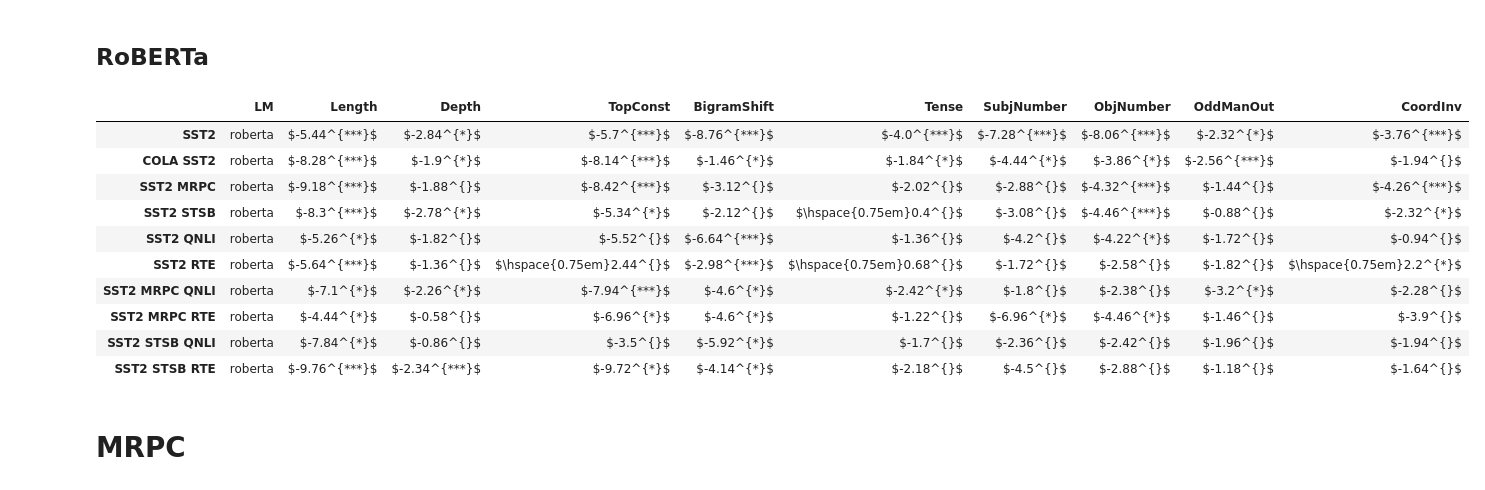
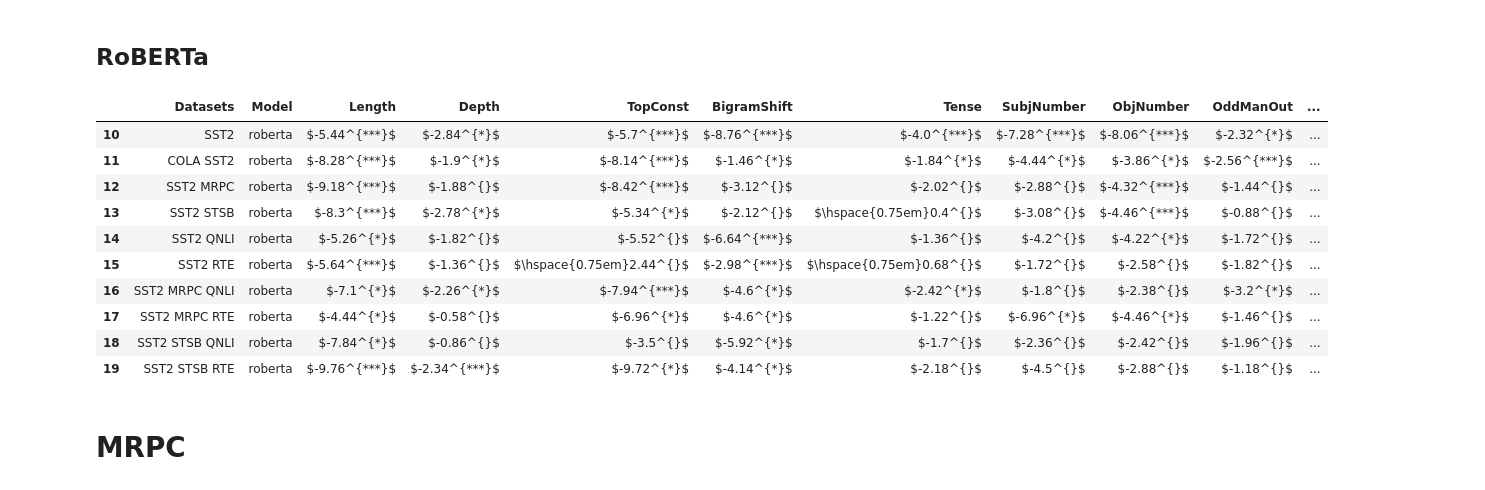
Before and after one commit to esmatsahak/EMNLP-2023_A-State-Vector-Framework-for-Dataset-Effects_Repository, a Jupyter notebook: nlp/notebooks/ind_effect_analysis.ipynb, the cells around one changed output. Saved outputs shown, nothing was run; the diff lists cells and outputs as text; code cells hidden in the pictures.

```diff
--- a/nlp/notebooks/ind_effect_analysis.ipynb
+++ b/nlp/notebooks/ind_effect_analysis.ipynb
@@ -122,9 +122,7 @@ for task in ft_tasks:
                 probe_res_finish += [probing_dict[enc][rs][finish]]
             avg_probe_res_diff = get_avg_probe_res_diff(probe_res_start, probe_res_finish)
             task_df_data += [[exps_dict[finish], enc] + avg_probe_res_diff]
-    task_df = pd.DataFrame(data=task_df_data, columns=["exp", "LM"]+probing_tasks_short)
-    task_df = task_df.set_index("exp")
-    task_df.index.name = None
+    task_df = pd.DataFrame(data=task_df_data, columns=["Datasets", "Model"]+probing_tasks_short)
     ind_effect_task_dfs_dict[task] = task_df
 # %%
 ind_effect_enc_dfs_dict = {}
@@ -231,20 +295,20 @@ sst2_df_bert
 # %% [markdown]
 ## RoBERTa
 # %%
-sst2_df_roberta = sst2_df[sst2_df["LM"]=="roberta"]
+sst2_df_roberta = sst2_df[sst2_df["Model"]=="roberta"]
 sst2_df_roberta
 # %% [output]
-|  | LM | Length | Depth | TopConst | BigramShift | Tense | SubjNumber | ObjNumber | OddManOut | CoordInv |
-| SST2 | roberta | $-5.44^{***}$ | $-2.84^{*}$ | $-5.7^{***}$ | $-8.76^{***}$ | $-4.0^{***}$ | $-7.28^{***}$ | $-8.06^{***}$ | $-2.32^{*}$ | $-3.76^{***}$ |
-| COLA SST2 | roberta | $-8.28^{***}$ | $-1.9^{*}$ | $-8.14^{***}$ | $-1.46^{*}$ | $-1.84^{*}$ | $-4.44^{*}$ | $-3.86^{*}$ | $-2.56^{***}$ | $-1.94^{}$ |
-| SST2 MRPC | roberta | $-9.18^{***}$ | $-1.88^{}$ | $-8.42^{***}$ | $-3.12^{}$ | $-2.02^{}$ | $-2.88^{}$ | $-4.32^{***}$ | $-1.44^{}$ | $-4.26^{***}$ |
-| SST2 STSB | roberta | $-8.3^{***}$ | $-2.78^{*}$ | $-5.34^{*}$ | $-2.12^{}$ | $\hspace{0.75em}0.4^{}$ | $-3.08^{}$ | $-4.46^{***}$ | $-0.88^{}$ | $-2.32^{*}$ |
-| SST2 QNLI | roberta | $-5.26^{*}$ | $-1.82^{}$ | $-5.52^{}$ | $-6.64^{***}$ | $-1.36^{}$ | $-4.2^{}$ | $-4.22^{*}$ | $-1.72^{}$ | $-0.94^{}$ |
-| SST2 RTE | roberta | $-5.64^{***}$ | $-1.36^{}$ | $\hspace{0.75em}2.44^{}$ | $-2.98^{***}$ | $\hspace{0.75em}0.68^{}$ | $-1.72^{}$ | $-2.58^{}$ | $-1.82^{}$ | $\hspace{0.75em}2.2^{*}$ |
-| SST2 MRPC QNLI | roberta | $-7.1^{*}$ | $-2.26^{*}$ | $-7.94^{***}$ | $-4.6^{*}$ | $-2.42^{*}$ | $-1.8^{}$ | $-2.38^{}$ | $-3.2^{*}$ | $-2.28^{}$ |
-| SST2 MRPC RTE | roberta | $-4.44^{*}$ | $-0.58^{}$ | $-6.96^{*}$ | $-4.6^{*}$ | $-1.22^{}$ | $-6.96^{*}$ | $-4.46^{*}$ | $-1.46^{}$ | $-3.9^{}$ |
-| SST2 STSB QNLI | roberta | $-7.84^{*}$ | $-0.86^{}$ | $-3.5^{}$ | $-5.92^{*}$ | $-1.7^{}$ | $-2.36^{}$ | $-2.42^{}$ | $-1.96^{}$ | $-1.94^{}$ |
-| SST2 STSB RTE | roberta | $-9.76^{***}$ | $-2.34^{***}$ | $-9.72^{*}$ | $-4.14^{*}$ | $-2.18^{}$ | $-4.5^{}$ | $-2.88^{}$ | $-1.18^{}$ | $-1.64^{}$ |
+|  | Datasets | Model | Length | Depth | TopConst | BigramShift | Tense | SubjNumber | ObjNumber | OddManOut | ... |
+| 10 | SST2 | roberta | $-5.44^{***}$ | $-2.84^{*}$ | $-5.7^{***}$ | $-8.76^{***}$ | $-4.0^{***}$ | $-7.28^{***}$ | $-8.06^{***}$ | $-2.32^{*}$ | ... |
+| 11 | COLA SST2 | roberta | $-8.28^{***}$ | $-1.9^{*}$ | $-8.14^{***}$ | $-1.46^{*}$ | $-1.84^{*}$ | $-4.44^{*}$ | $-3.86^{*}$ | $-2.56^{***}$ | ... |
+| 12 | SST2 MRPC | roberta | $-9.18^{***}$ | $-1.88^{}$ | $-8.42^{***}$ | $-3.12^{}$ | $-2.02^{}$ | $-2.88^{}$ | $-4.32^{***}$ | $-1.44^{}$ | ... |
+| 13 | SST2 STSB | roberta | $-8.3^{***}$ | $-2.78^{*}$ | $-5.34^{*}$ | $-2.12^{}$ | $\hspace{0.75em}0.4^{}$ | $-3.08^{}$ | $-4.46^{***}$ | $-0.88^{}$ | ... |
+| 14 | SST2 QNLI | roberta | $-5.26^{*}$ | $-1.82^{}$ | $-5.52^{}$ | $-6.64^{***}$ | $-1.36^{}$ | $-4.2^{}$ | $-4.22^{*}$ | $-1.72^{}$ | ... |
+| 15 | SST2 RTE | roberta | $-5.64^{***}$ | $-1.36^{}$ | $\hspace{0.75em}2.44^{}$ | $-2.98^{***}$ | $\hspace{0.75em}0.68^{}$ | $-1.72^{}$ | $-2.58^{}$ | $-1.82^{}$ | ... |
+| 16 | SST2 MRPC QNLI | roberta | $-7.1^{*}$ | $-2.26^{*}$ | $-7.94^{***}$ | $-4.6^{*}$ | $-2.42^{*}$ | $-1.8^{}$ | $-2.38^{}$ | $-3.2^{*}$ | ... |
+| 17 | SST2 MRPC RTE | roberta | $-4.44^{*}$ | $-0.58^{}$ | $-6.96^{*}$ | $-4.6^{*}$ | $-1.22^{}$ | $-6.96^{*}$ | $-4.46^{*}$ | $-1.46^{}$ | ... |
+| 18 | SST2 STSB QNLI | roberta | $-7.84^{*}$ | $-0.86^{}$ | $-3.5^{}$ | $-5.92^{*}$ | $-1.7^{}$ | $-2.36^{}$ | $-2.42^{}$ | $-1.96^{}$ | ... |
+| 19 | SST2 STSB RTE | roberta | $-9.76^{***}$ | $-2.34^{***}$ | $-9.72^{*}$ | $-4.14^{*}$ | $-2.18^{}$ | $-4.5^{}$ | $-2.88^{}$ | $-1.18^{}$ | ... |
 # %% [markdown]
 # MRPC
 # %% [markdown]
```
Also changed, not shown: parts of 18 cells of this notebook.
